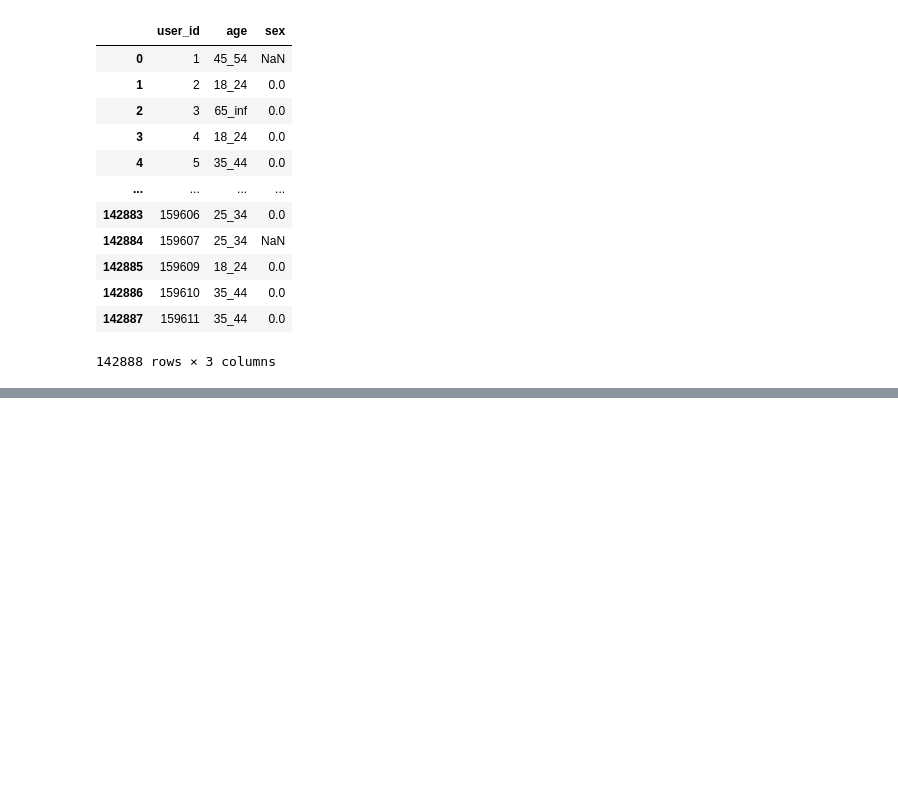
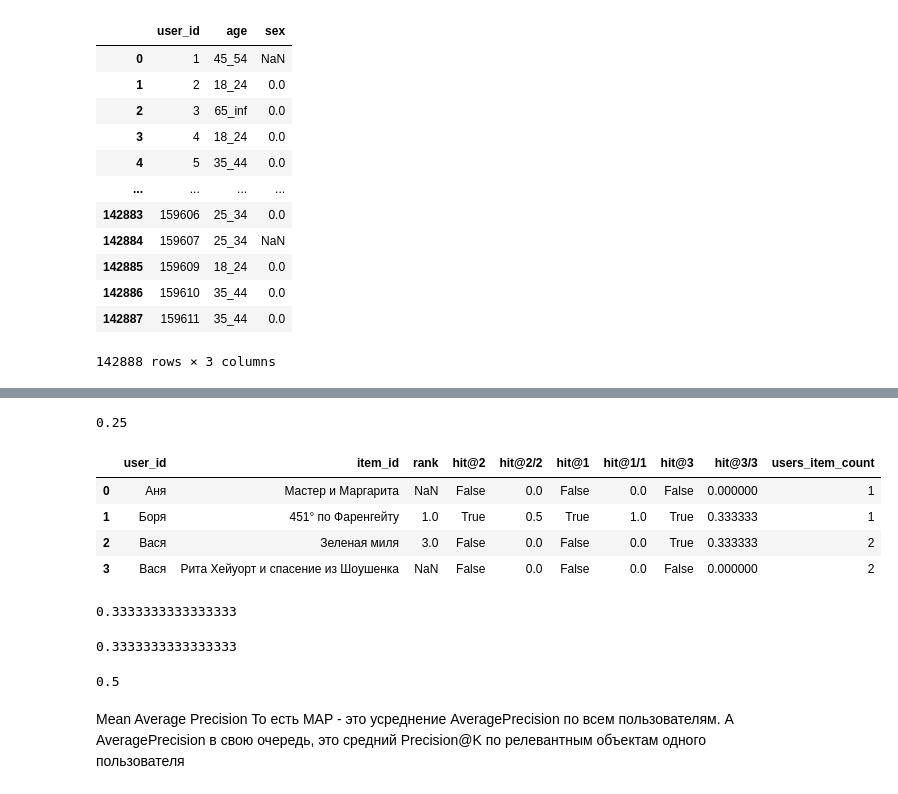
Before and after one commit to odinicc/Data-Practice, a Jupyter notebook: 29 RecSys/1 Data_validation.ipynb, the cells around one changed output, grey strips where cells are left out. Saved outputs shown, nothing was run; the diff lists cells and outputs as text; code cells hidden in the pictures; blank space fills up the shorter version.

```diff
--- a/29 RecSys/1 Data_validation.ipynb
+++ b/29 RecSys/1 Data_validation.ipynb
@@ -45,0 +99,2 @@ df_users
+# %%
+df_merged['hit@2'] = df_merged['rank'] <= 2
@@ -45,0 +109,3 @@ df_users
+# %%
+df_merged['hit@2/2'] = df_merged['hit@2'] / 2
+df_merged
@@ -45,0 +131,6 @@ df_users
+# %%
+for k in [1, 2, 3]:
+    hit_k = f'hit@{k}'
+    hit_k2 = f'hit@{k}/{k}'
+    df_merged[hit_k] = df_merged['rank'] <= k
+    df_merged[hit_k2] = df_merged[hit_k] / k
@@ -45,0 +156,29 @@ df_users
+# %%
+df_merged['hit@2'].sum()/df_merged['hit@2'].count()
+# %% [output]
+0.25
+# %%
+df_merged = df_merged.merge(df_merged.groupby(['user_id']).agg({'item_id':'count'}).reset_index().rename(columns = {'item_id':'users_item_count'}) , on = 'user_id', how = 'left')
+# %%
+df_merged
+# %% [output]
+|  | user_id | item_id | rank | hit@2 | hit@2/2 | hit@1 | hit@1/1 | hit@3 | hit@3/3 | users_item_count |
+| 0 | Аня | Мастер и Маргарита | NaN | False | 0.0 | False | 0.0 | False | 0.000000 | 1 |
+| 1 | Боря | 451° по Фаренгейту | 1.0 | True | 0.5 | True | 1.0 | True | 0.333333 | 1 |
+| 2 | Вася | Зеленая миля | 3.0 | False | 0.0 | False | 0.0 | True | 0.333333 | 2 |
+| 3 | Вася | Рита Хейуорт и спасение из Шоушенка | NaN | False | 0.0 | False | 0.0 | False | 0.000000 | 2 |
+# %%
+print( (df_merged['hit@1'] / df_merged['users_item_count']).sum() / users_count)
+# %% [output]
+0.3333333333333333
+# %%
+print( (df_merged['hit@2'] / df_merged['users_item_count']).sum() / users_count)
+# %% [output]
+0.3333333333333333
+# %%
+print( (df_merged['hit@3'] / df_merged['users_item_count']).sum() / users_count)
+# %% [output]
+0.5
+# %% [markdown]
+Mean Average Precision
+То есть MAP - это усреднение AveragePrecision по всем пользователям. А AveragePrecision в свою очередь, это средний Precision@K по релевантным объектам одного пользователя
```
Also changed, not shown: parts of 22 cells of this notebook, 1 other file.
